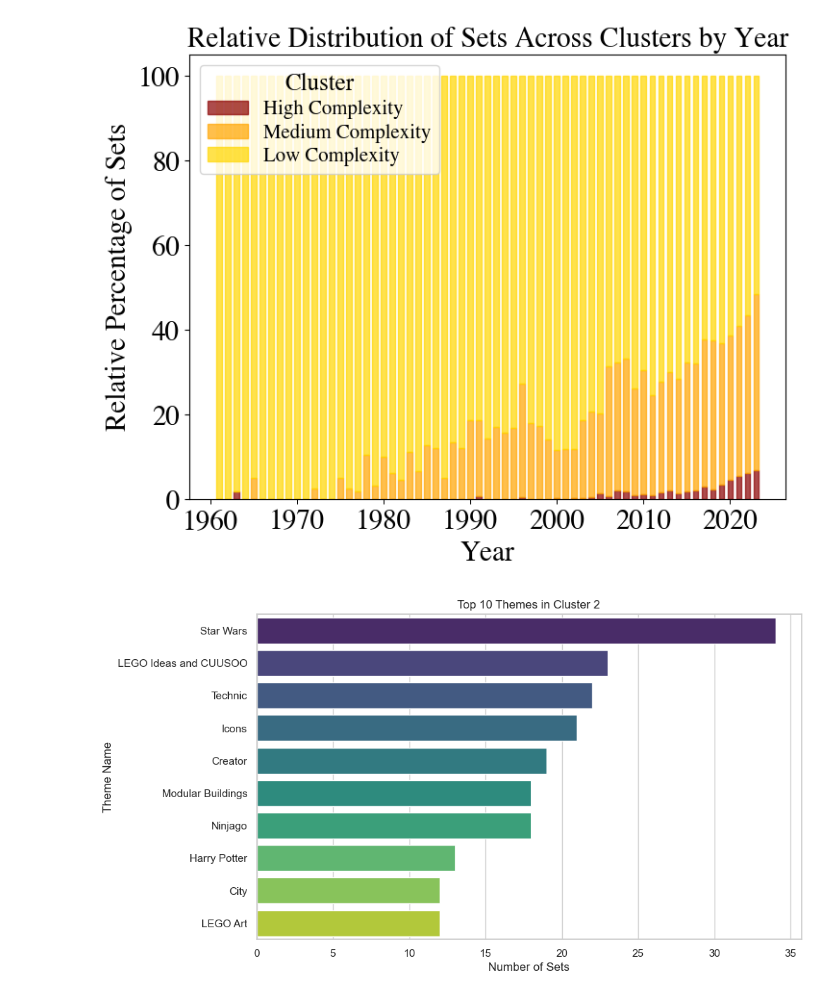
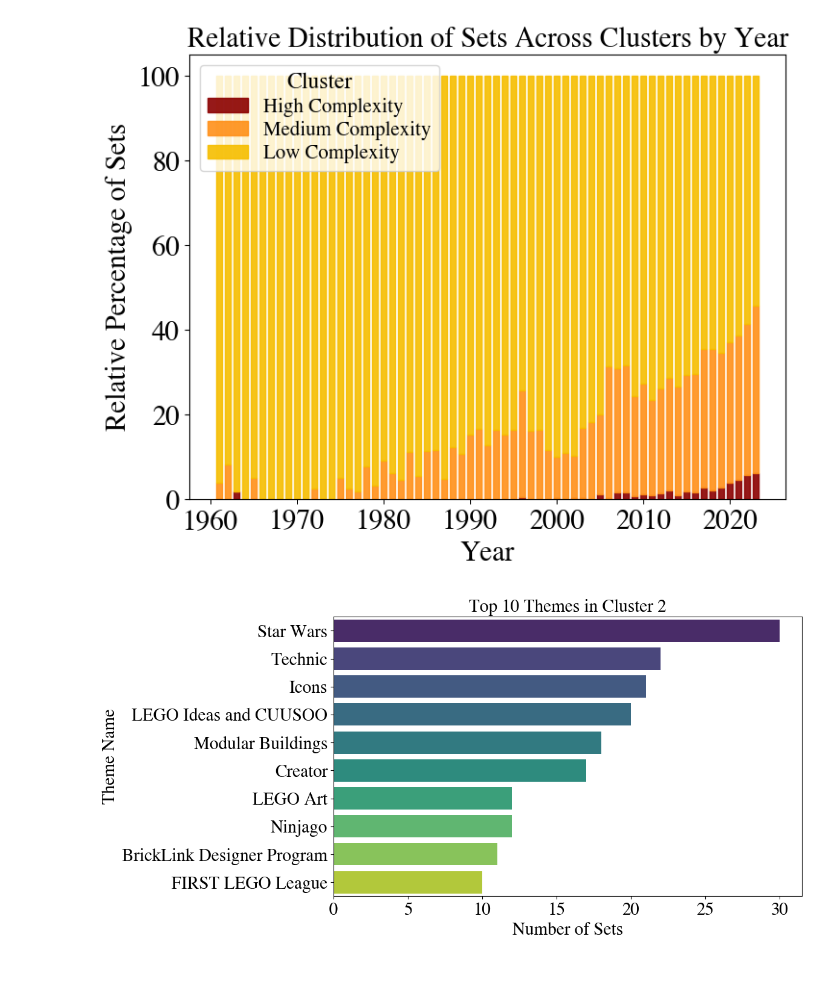
Before and after one commit to eddiebeach99/Data_Literacy, a Jupyter notebook: Analysis/clustering.ipynb, the cells around one changed output. Saved outputs shown, nothing was run; the diff lists cells and outputs as text; code cells hidden in the pictures.

Commit message:
revised the plots

```diff
--- a/Analysis/clustering.ipynb
+++ b/Analysis/clustering.ipynb
@@ -37,9 +36,9 @@ correlation_with_year = data[['year', 'number_of_parts', 'minifig_quantitiy', 'n
 print(correlation_with_year)
 
 # select relevant columns for clustering
-columns_for_clustering = ['number_of_parts', 'minifig_quantitiy', 'number_of_colors',
-                           'number_of_categories', 'number_of_unique_parts',
-                           'number_of_different_parts', 'not_unique_parts']
+columns_for_clustering = ['number_of_parts', 'number_of_different_parts',
+                    'number_of_unique_parts', 'not_unique_parts', 'minifig_quantitiy',
+                    'number_of_categories', 'number_of_colors', 'complexity_score']
 
 # extract the selected columns for clustering
 data_for_clustering = data[columns_for_clustering]
@@ -59,7 +58,6 @@ for i in range(1, 11):
     kmeans = KMeans(n_clusters=i, init='k-means++', random_state=42)
     kmeans.fit(scaled_data)
     wcss.append(kmeans.inertia_)
-print(wcss)
 # %% [output]
 year                               1.000000
 number_of_parts                    0.163838
@@ -103,10 +100,9 @@ plt.show()
 ##### Print means of different factors in the clusters #####
 
 # select only numeric columns for aggregation
-numeric_columns = ['number_of_parts', 'minifig_quantitiy', 'number_of_colors',
-                    'number_of_categories', 'number_of_unique_parts',
-                    'number_of_different_parts', 'not_unique_parts',
-                    'proportion_unique_to_not_unique', 'complexity_score']
+numeric_columns = ['number_of_parts', 'number_of_different_parts',
+                    'number_of_unique_parts', 'not_unique_parts', 'minifig_quantitiy',
+                    'number_of_categories', 'number_of_colors', 'complexity_score']
 
 # ensure numeric columns have the correct data types (convert if necessary)
 data[numeric_columns] = data[numeric_columns].apply(pd.to_numeric, errors='coerce')
@@ -238,41 +231,41 @@ fig, ax = plt.subplots(figsize=(8,6))
 years = pivot_df.index
 clusters_plot = pivot_df.columns
 bottom_values = pd.Series(0, index=years)
-colors = ['darkred', 'orange', 'gold']
+colors = [cols.red, cols.orange, cols.yellow]
 
 cluster_labels = {
     0: 'Low Complexity',
     1: 'Medium Complexity',
     2: 'High Complexity'}
 
 # reverse the order of clusters
 for cluster, color in zip(reversed(clusters_plot), colors):
     ax.bar(
         years,
         pivot_df[cluster],
         bottom=bottom_values,
         label=cluster_labels[cluster],
-        alpha=0.7,
+        alpha=0.9,
         color=color,
         edgecolor=color,
-        width=0.603
+        width=0.65 # 0.603
     )
     bottom_values += pivot_df[cluster]
 
 # add title, labels and x-ticks
 ax.set_title('Relative Distribution of Sets Across Clusters by Year')
 ax.set_xlabel('Year')
 ax.set_ylabel('Relative Percentage of Sets')
 plt.tick_params(axis='x', which='major', bottom=True, width=0.7)
 ax.legend(title='Cluster', labelspacing= 0.2, loc='upper left')
 
 # save plot
 plt.savefig('../Images/Clusters.pdf', bbox_inches=matplotlib.transforms.Bbox([[0.0, 0.0], [7.5, 6.0]]))
 
 # show plot
 plt.show()
 # %% [output]
-[figure, old version]
+[figure, new version]
 # %%
 ##### Plot 10 most complex themes #####
 
@@ -290,7 +283,7 @@ plt.xlabel('Number of Sets')
 plt.ylabel('Theme Name')
 plt.show()
 # %% [output]
-[figure, old version]
+[figure, new version]
 # %%
 ##### 10 middle complex themes #####
 
```
Also changed, not shown: parts of 10 cells of this notebook, 11 other files.
